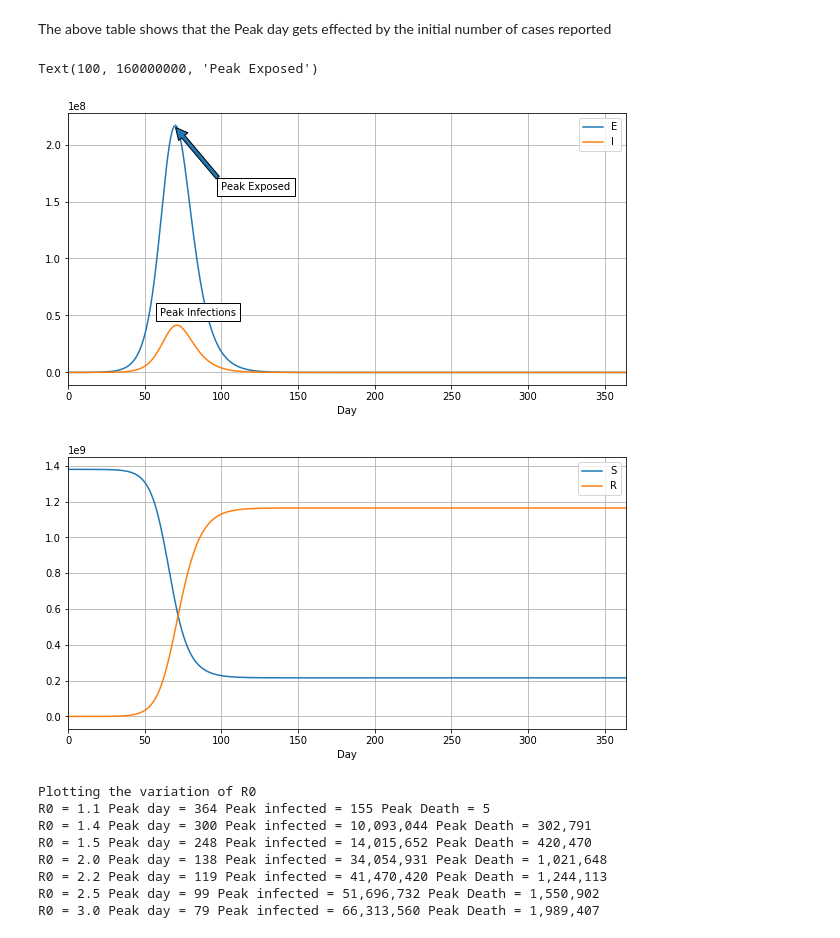
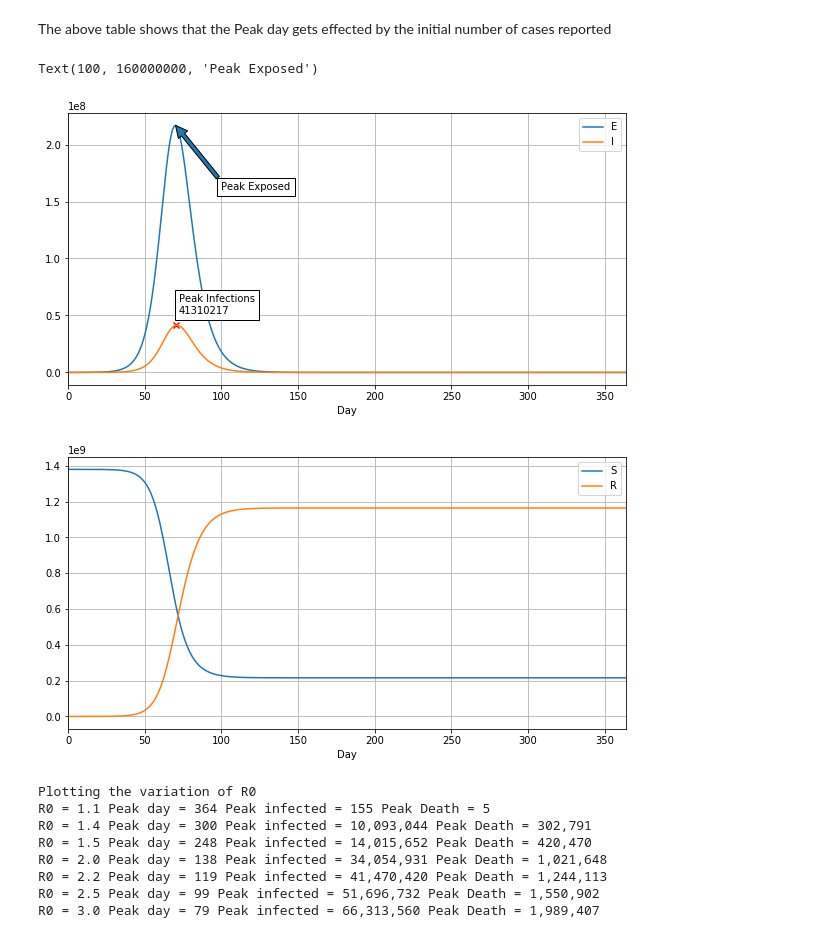
Before and after one commit to VICS-CORE/stats, a Jupyter notebook: 05_SEIR_simple.ipynb, the cells around one changed output. Cells and saved outputs as stored; diff of their text form; code cells hidden in the pictures.

Commit message:
Added x mark and real value form curve.

```diff
--- a/05_SEIR_simple.ipynb
+++ b/05_SEIR_simple.ipynb
@@ -51,31 +51,53 @@ The above table shows that the Peak day gets effected by the initial number of c
 # %%
 r = pd.DataFrame({
     "Day": X,
     "S": S,
     "E": E,
     "I": I,
     "R": R
 })
 ax1 = r.plot(
     x = "Day",
     y = ["E", "I"],
     grid = True,
     figsize = (10, 5)
 )
 
 # Scales are different hence plotting separately
 ax2 = r.plot(
     x = "Day",
     y = ["S", "R"],
     grid = True,
     figsize = (10, 5)
 )
 
-ax1.text(60, 50000000, "Peak Infections", bbox={'facecolor':'white'})
-ax1.annotate("Peak Exposed", xy=(70, 215000000), xytext=(100, 160000000), arrowprops={}, bbox={'facecolor':'white'})
+# textbox
+peakx = 70
+ax1.text(
+    peakx + 2,
+    r['I'].iloc[peakx] * 1.25,
+    "Peak Infections\n" + str(int(r['I'].iloc[peakx])),
+    bbox={'facecolor':'white'}
+)
+# red cross
+ax1.scatter(
+    [peakx],
+    [r['I'].iloc[peakx]],
+    c='red',
+    marker='x'
+)
+
+# arrow
+ax1.annotate(
+    "Peak Exposed",
+    xy=(70, r['E'].iloc[70]),
+    xytext=(100, 160000000),
+    arrowprops={},
+    bbox={'facecolor':'white'}
+)
 # %% [output]
 Text(100, 160000000, 'Peak Exposed')
-[figure, old version]
+[figure, new version]
 [figure]
 # %%
 print("Plotting the variation of R0")
```
